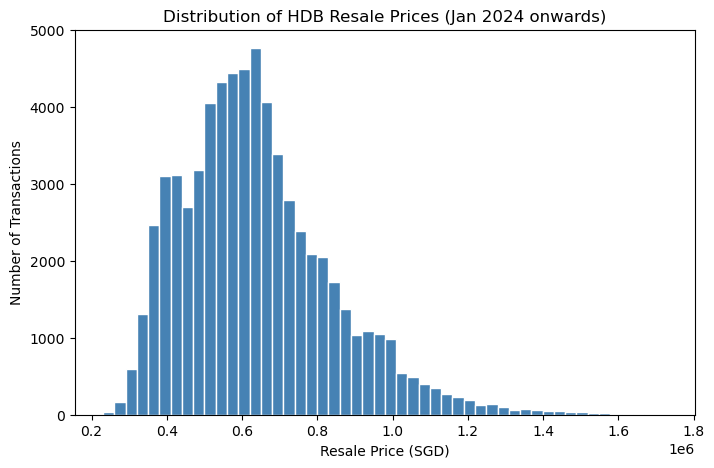
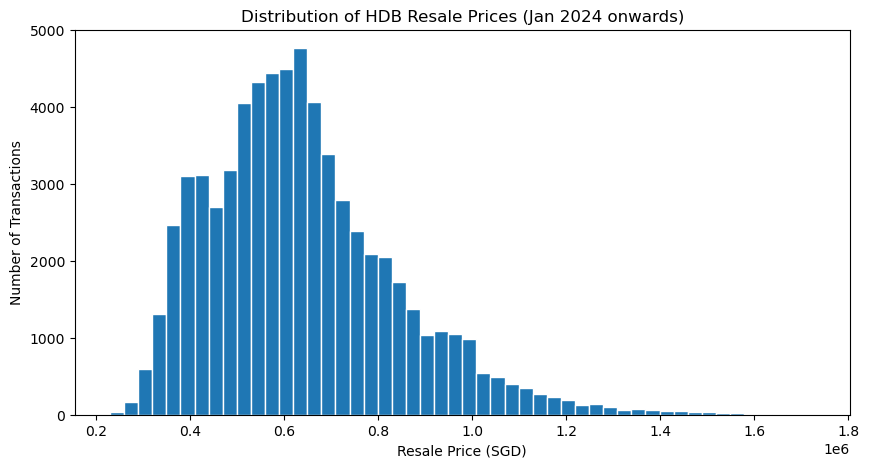
Unified diff of the notebook cell whose output changed from the first chart to the second:
--- before
+++ after
@@ -1,4 +1,4 @@
-plt.figure(figsize=(8,5))
-plt.hist(df['resale_price'], bins=50, color='steelblue', edgecolor='white')
+plt.figure(figsize=(10,5))
+plt.hist(df['resale_price'], bins=50, edgecolor='white',)
 plt.title('Distribution of HDB Resale Prices (Jan 2024 onwards)')
 plt.xlabel('Resale Price (SGD)')

Commit: Add EDA town, remaining lease, correlation heatmap